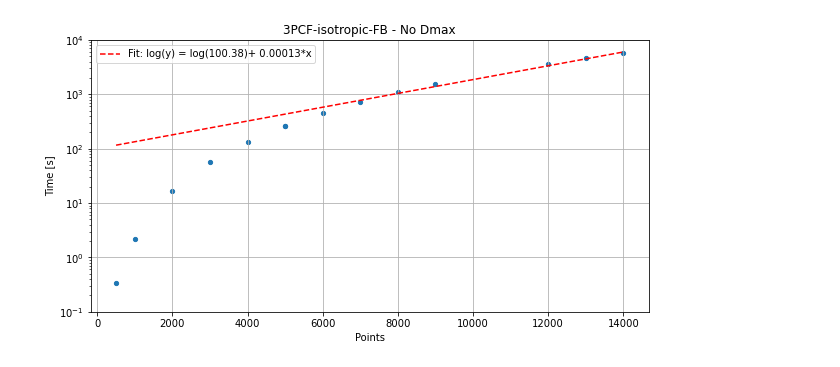
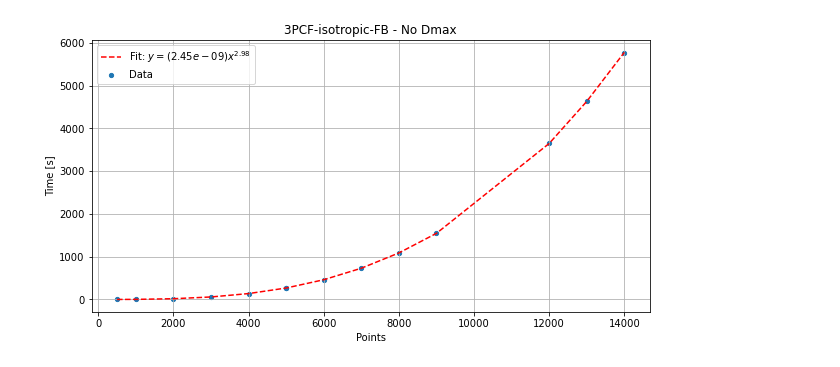
Before and after one commit to AlejandroGoper/Proyecto_3PCF, a Jupyter notebook: Analisis_preeliminar_tiempo /Fuerza_bruta/graficar.ipynb, the cells around one changed output. Cells and saved outputs as stored; diff of their text form; code cells hidden in the pictures.

```diff
--- a/Analisis_preeliminar_tiempo /Fuerza_bruta/graficar.ipynb
+++ b/Analisis_preeliminar_tiempo /Fuerza_bruta/graficar.ipynb
@@ -5,34 +5,34 @@ from numpy import genfromtxt,log10,exp
 # %%
-X = genfromtxt("3PCFiso_FB_s.dat",delimiter = ',')
+X = np.genfromtxt("3PCFiso_FB_s.dat",delimiter = ',')
 puntos = X[:,0]
 tiempo = X[:,1]
 # %%
-def exp(x,a,b):
-    return a*10**(b*x)
+def f(x,a,b):
+    return (a*x**b)
 
 from scipy.optimize import curve_fit
-from numpy import inf
-pars, cov = curve_fit(f=exp, xdata=puntos, ydata=tiempo, p0=[0, 0], bounds=(-inf, inf))
+pars, cov = curve_fit(f=f, xdata=puntos, ydata=tiempo, p0=[100,0.0005], bounds=(-np.inf, np.inf))
 
 x_fit = puntos
-y_fit = exp(puntos,*pars)
-a,b = pars[0], pars[1]
+y_fit = f(puntos,*pars)
+a,b = pars[0],pars[1]
 # %%
 plt.figure(figsize=(10,5))
 #plt.plot(puntos,tiempo,color = "black",
 #linestyle="-",marker = 'o', markerfacecolor = "blue",markersize = 8)
 plt.grid()
-plt.scatter(puntos, tiempo, marker = "o", s=18)
-plt.plot(x_fit,y_fit, linestyle="--", color="red", label=f"Fit: log(y) = log({round(a,2)})+ {round(b,5)}*x")
+plt.scatter(puntos, tiempo, marker = "o", s=18, label="Data")
+plt.plot(x_fit,y_fit, linestyle="--", color="red", label=r"Fit: $y = (%.2e) x^{%.2f}$"%(a,b))
 #plt.grid()
-plt.yscale("log")
-plt.xscale("linear")
+#plt.yscale("log")
+#plt.xscale("log")
 plt.xlabel("Points")
-plt.ylim([10**(-1),10**(4)])
+#plt.ylim([10**(-1),10**(4)])
+#plt.xlim([10**(2),10**(5)])
 plt.ylabel("Time [s]")
 plt.legend(loc="best")
 plt.title("3PCF-isotropic-FB - No Dmax")
-plt.savefig("3PCFiso_FB_noDmax.png")
+#plt.savefig("3PCFiso_FB_noDmax.png")
 plt.show()
 # %% [output]
-[figure, old version]
+[figure, new version]
```
Also changed, not shown: parts of 2 cells of this notebook.
